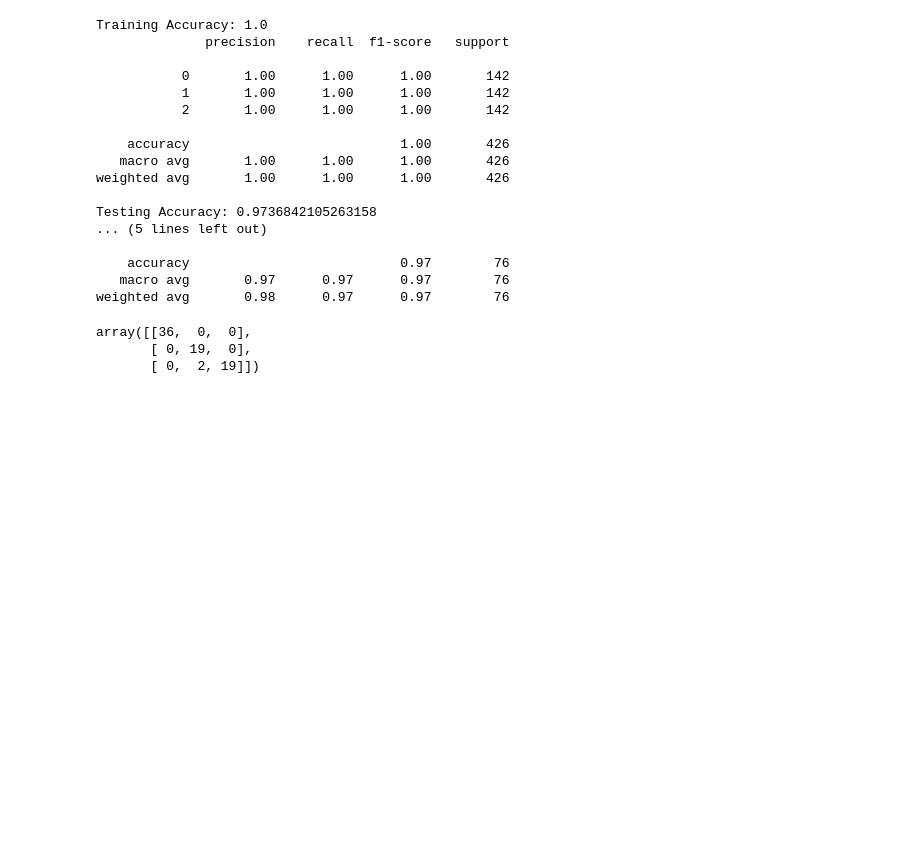
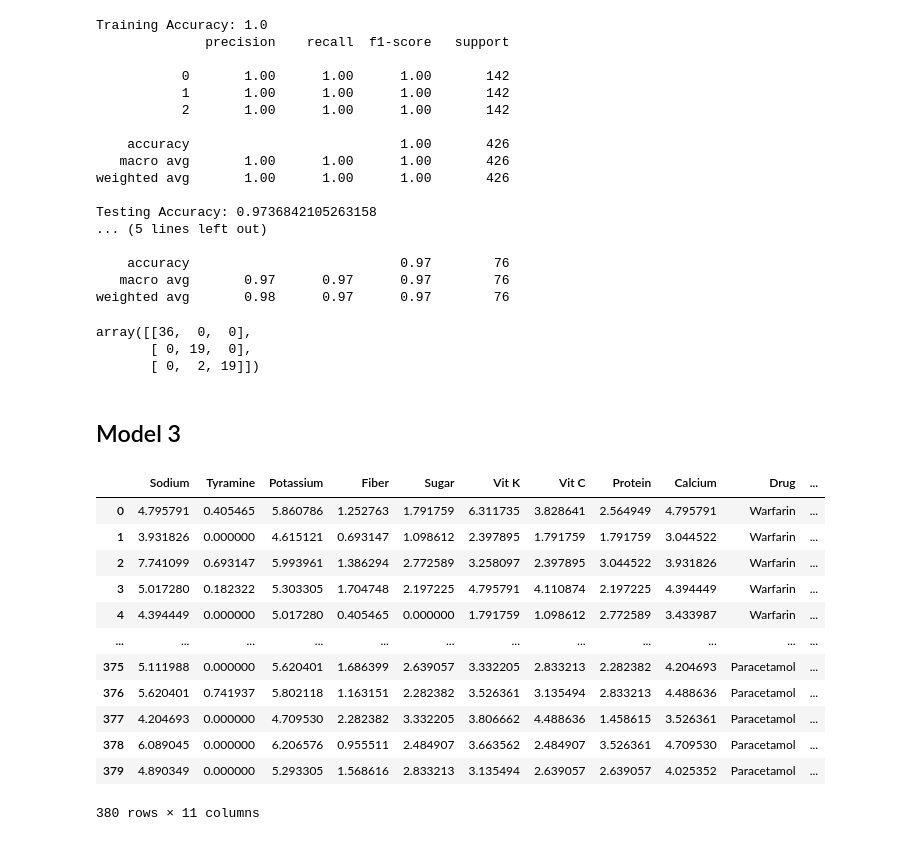
Before and after one commit to Lark01/Drug-Food-Interactions, a Jupyter notebook: DrugInteraction/DrugInteractionNotebook.ipynb, the cells around one changed output. Drawn from its saved outputs; the diff is of its cells as text; code cells hidden in the pictures; blank space fills up the shorter version.

```diff
--- a/DrugInteraction/DrugInteractionNotebook.ipynb
+++ b/DrugInteraction/DrugInteractionNotebook.ipynb
@@ -388,3 +388,22 @@ confusion_matrix(y_test, y_test_pred)
 array([[36,  0,  0],
        [ 0, 19,  0],
        [ 0,  2, 19]])
+# %% [markdown]
+## Model 3
+# %%
+df2 = df.copy()
+df2
+# %% [output]
+|  | Sodium | Tyramine | Potassium | Fiber | Sugar | Vit K | Vit C | Protein | Calcium | Drug | ... |
+| 0 | 4.795791 | 0.405465 | 5.860786 | 1.252763 | 1.791759 | 6.311735 | 3.828641 | 2.564949 | 4.795791 | Warfarin | ... |
+| 1 | 3.931826 | 0.000000 | 4.615121 | 0.693147 | 1.098612 | 2.397895 | 1.791759 | 1.791759 | 3.044522 | Warfarin | ... |
+| 2 | 7.741099 | 0.693147 | 5.993961 | 1.386294 | 2.772589 | 3.258097 | 2.397895 | 3.044522 | 3.931826 | Warfarin | ... |
+| 3 | 5.017280 | 0.182322 | 5.303305 | 1.704748 | 2.197225 | 4.795791 | 4.110874 | 2.197225 | 4.394449 | Warfarin | ... |
+| 4 | 4.394449 | 0.000000 | 5.017280 | 0.405465 | 0.000000 | 1.791759 | 1.098612 | 2.772589 | 3.433987 | Warfarin | ... |
+| ... | ... | ... | ... | ... | ... | ... | ... | ... | ... | ... | ... |
+| 375 | 5.111988 | 0.000000 | 5.620401 | 1.686399 | 2.639057 | 3.332205 | 2.833213 | 2.282382 | 4.204693 | Paracetamol | ... |
+| 376 | 5.620401 | 0.741937 | 5.802118 | 1.163151 | 2.282382 | 3.526361 | 3.135494 | 2.833213 | 4.488636 | Paracetamol | ... |
+| 377 | 4.204693 | 0.000000 | 4.709530 | 2.282382 | 3.332205 | 3.806662 | 4.488636 | 1.458615 | 3.526361 | Paracetamol | ... |
+| 378 | 6.089045 | 0.000000 | 6.206576 | 0.955511 | 2.484907 | 3.663562 | 2.484907 | 3.526361 | 4.709530 | Paracetamol | ... |
+| 379 | 4.890349 | 0.000000 | 5.293305 | 1.568616 | 2.833213 | 3.135494 | 2.639057 | 2.639057 | 4.025352 | Paracetamol | ... |
+380 rows × 11 columns
```
Also changed, not shown: parts of 6 cells of this notebook.
